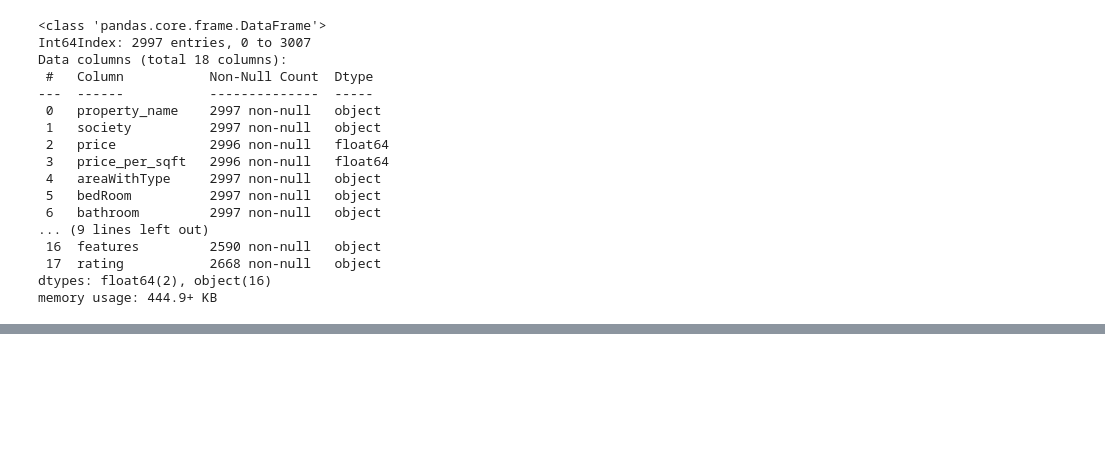
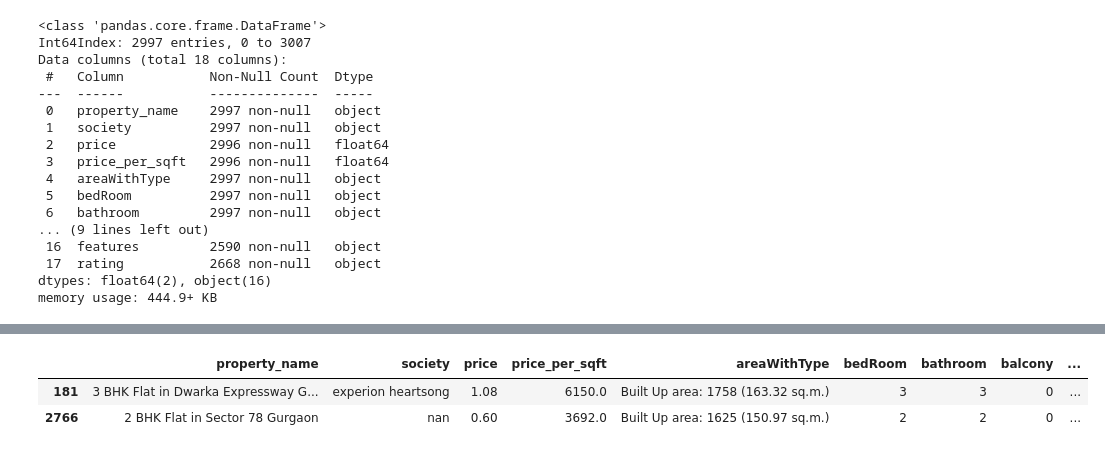
Before and after one commit to Data-Gyan/HousingAdvisor, a Jupyter notebook: data-preprocessing-flats.ipynb, the cells around one changed output, grey strips where cells are left out. Saved outputs shown, nothing was run; the diff lists cells and outputs as text; code cells hidden in the pictures; blank space fills up the shorter version.

```diff
--- a/data-preprocessing-flats.ipynb
+++ b/data-preprocessing-flats.ipynb
@@ -201,0 +229,16 @@ memory usage: 444.9+ KB
+# %%
+df['bedRoom'] = df['bedRoom'].str.split(' ').str.get(0).astype(np.int8)
+# %%
+# df['bathroom'].isnull().sum()
+df['bathroom'] = df['bathroom'].str.split(' ').str.get(0).astype(np.int8)
+# %%
+# Check for balconies
+# Can not change it to integer as '3+' can be any number greater than 3
+# Hence I am keeping it as an object. Will use it as categorical variable
+df['balcony'].isnull().sum()
+df['balcony'].value_counts()
+df['balcony'] = df['balcony'].str.split(' ').str.get(0).str.replace('No', '0')
+# %%
+df['additionalRoom'].isna().sum()
+df['additionalRoom'].fillna('not available', inplace=True)
+df['additionalRoom'] = df['additionalRoom'].str.lower()
@@ -201,0 +265,6 @@ memory usage: 444.9+ KB
+# %%
+df[df['floorNum'].isnull()]
+# %% [output]
+|  | property_name | society | price | price_per_sqft | areaWithType | bedRoom | bathroom | balcony | ... |
+| 181 | 3 BHK Flat in Dwarka Expressway G... | experion heartsong | 1.08 | 6150.0 | Built Up area: 1758 (163.32 sq.m.) | 3 | 3 | 0 | ... |
+| 2766 | 2 BHK Flat in Sector 78 Gurgaon | nan | 0.60 | 3692.0 | Built Up area: 1625 (150.97 sq.m.) | 2 | 2 | 0 | ... |
```
Also changed, not shown: parts of 12 cells of this notebook, 5 other files.
